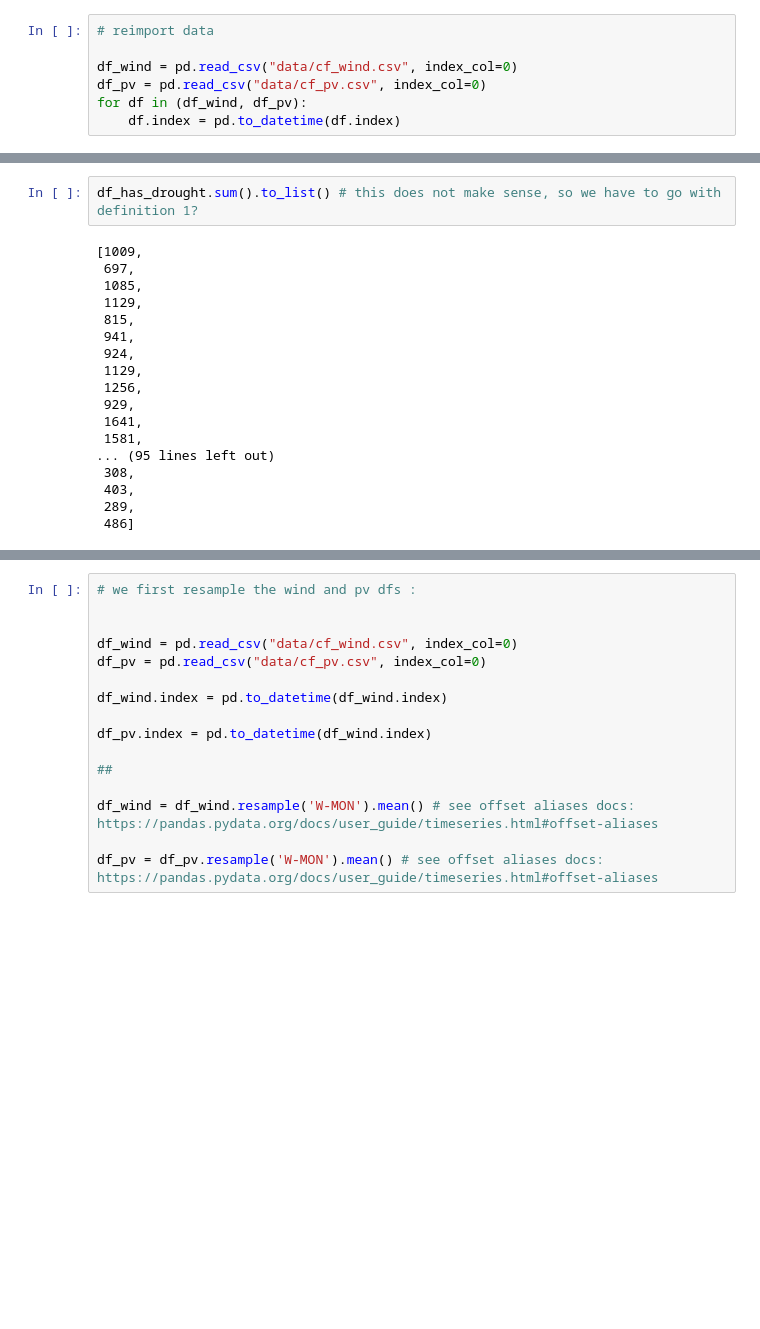
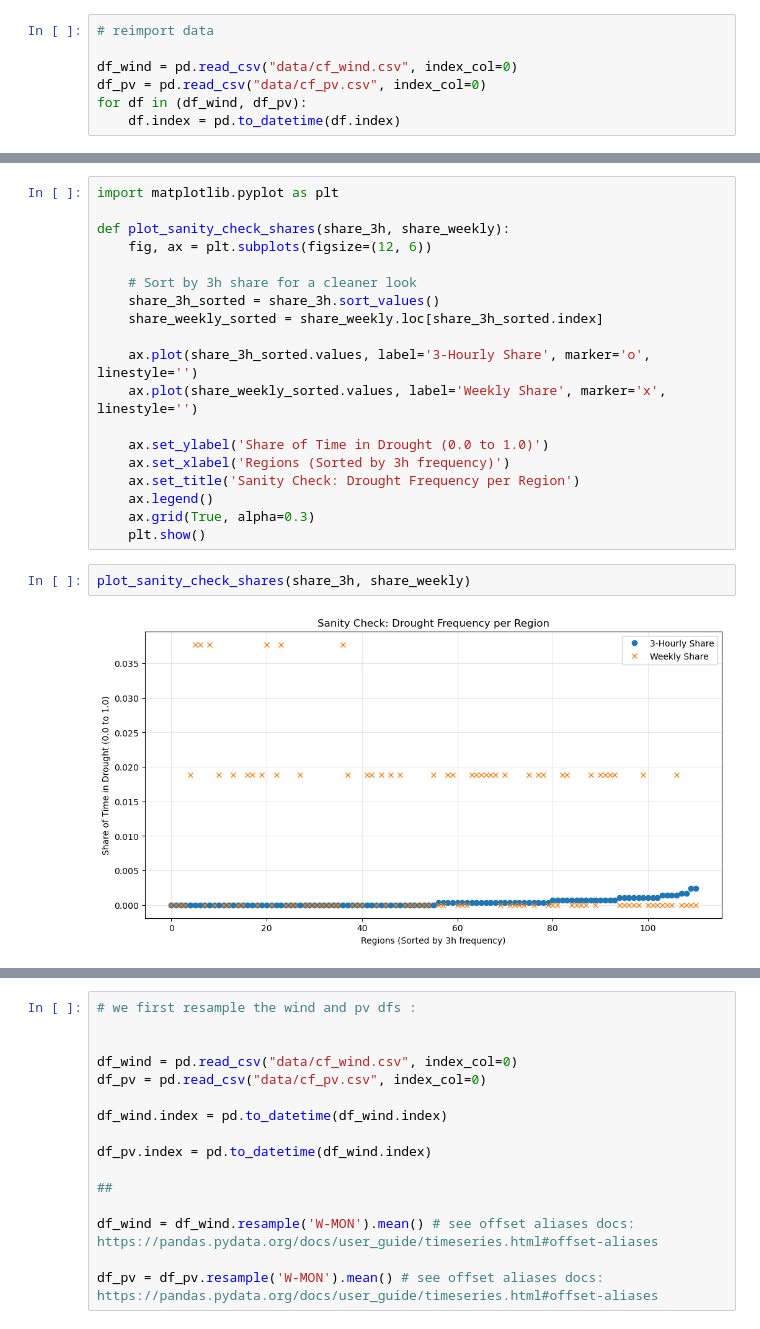
Before and after one commit to victorelgersma/dafs, a Jupyter notebook: final_assignment/AssignmentESMFinal.ipynb, the cells around one changed output, grey strips where cells are left out. Saved outputs shown, nothing was run; the diff lists cells and outputs as text; blank space fills up the shorter version.

```diff
--- a/final_assignment/AssignmentESMFinal.ipynb
+++ b/final_assignment/AssignmentESMFinal.ipynb
@@ -964,21 +1027,24 @@ df_has_drought = has_drought_definition_1(df_wind, df_pv)
 # %%
-df_has_drought.sum().to_list() # this does not make sense, so we have to go with definition 1?
+import matplotlib.pyplot as plt
+
+def plot_sanity_check_shares(share_3h, share_weekly):
+    fig, ax = plt.subplots(figsize=(12, 6))
+
+    # Sort by 3h share for a cleaner look
+    share_3h_sorted = share_3h.sort_values()
+    share_weekly_sorted = share_weekly.loc[share_3h_sorted.index]
+
+    ax.plot(share_3h_sorted.values, label='3-Hourly Share', marker='o', linestyle='')
+    ax.plot(share_weekly_sorted.values, label='Weekly Share', marker='x', linestyle='')
+
+    ax.set_ylabel('Share of Time in Drought (0.0 to 1.0)')
+    ax.set_xlabel('Regions (Sorted by 3h frequency)')
+    ax.set_title('Sanity Check: Drought Frequency per Region')
+    ax.legend()
+    ax.grid(True, alpha=0.3)
+    plt.show()
-# %% [output]
-[1009,
- 697,
- 1085,
- 1129,
- 815,
- 941,
- 924,
- 1129,
- 1256,
- 929,
- 1641,
- 1581,
-... (95 lines left out)
- 308,
- 403,
- 289,
- 486]
+# %%
+plot_sanity_check_shares(share_3h, share_weekly)
+# %% [output]
+[figure, added]
 # %%
```
Also changed, not shown: parts of 30 cells of this notebook, 7 other files.
